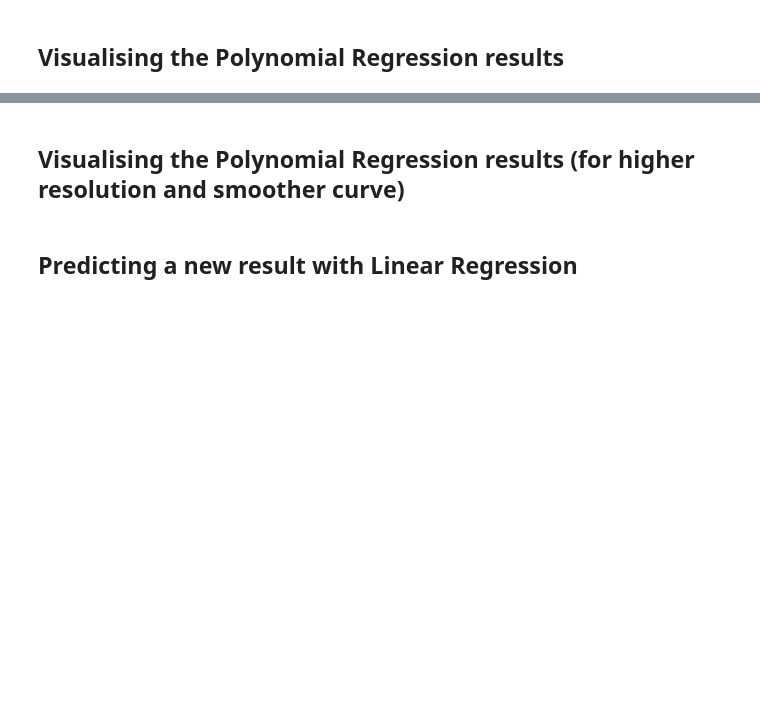
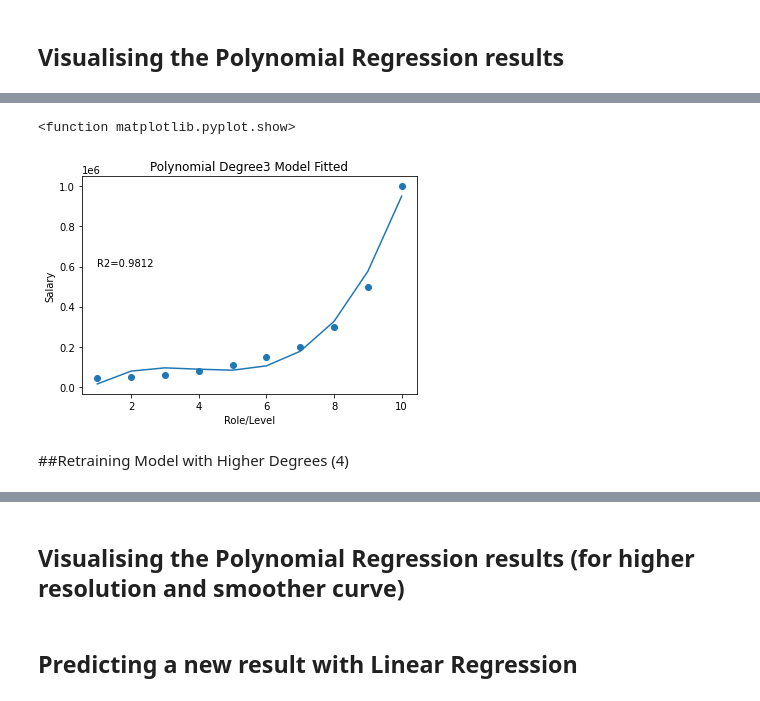
Before and after one commit to rsashna/machineLearningTools, a Jupyter notebook: regressionModels/polynomialReg/Copy_of_polynomial_regression.ipynb, the cells around one changed output, grey strips where cells are left out. Saved outputs shown, nothing was run; the diff lists cells and outputs as text; code cells hidden in the pictures; blank space fills up the shorter version.

```diff
--- a/regressionModels/polynomialReg/Copy_of_polynomial_regression.ipynb
+++ b/regressionModels/polynomialReg/Copy_of_polynomial_regression.ipynb
@@ -108,0 +111,13 @@ plt.show
+# %%
+from sklearn.preprocessing import PolynomialFeatures
+polyReg3 = PolynomialFeatures(degree = 3)
+xPoly3 = polyReg3.fit_transform(x)
+print(xPoly3)
+# use linReg model on the polyfeatures
+newRegressor3 = LinearRegression()
+newRegressor3.fit(xPoly3, y)
+# checking r2 value
+y_predPolyReg3 = newRegressor3.predict(xPoly3)
+print(y_predPolyReg3)
+r2valPolyReg3 = r2_score(y, y_predPolyReg3)
+print(r2valPolyReg3)
@@ -108,0 +139,13 @@ plt.show
+# %%
+plt.scatter(x , y)
+plt.plot(x, y_predPolyReg3)
+plt.title('Polynomial Degree3 Model Fitted')
+plt.xlabel('Role/Level')
+plt.ylabel('Salary')
+plt.text(1, 600000, 'R2=0.9812')
+plt.show
+# %% [output]
+<function matplotlib.pyplot.show>
+[figure, added]
+# %% [markdown]
+##Retraining Model with Higher Degrees (4)
```
Also changed, not shown: parts of 6 cells of this notebook.
